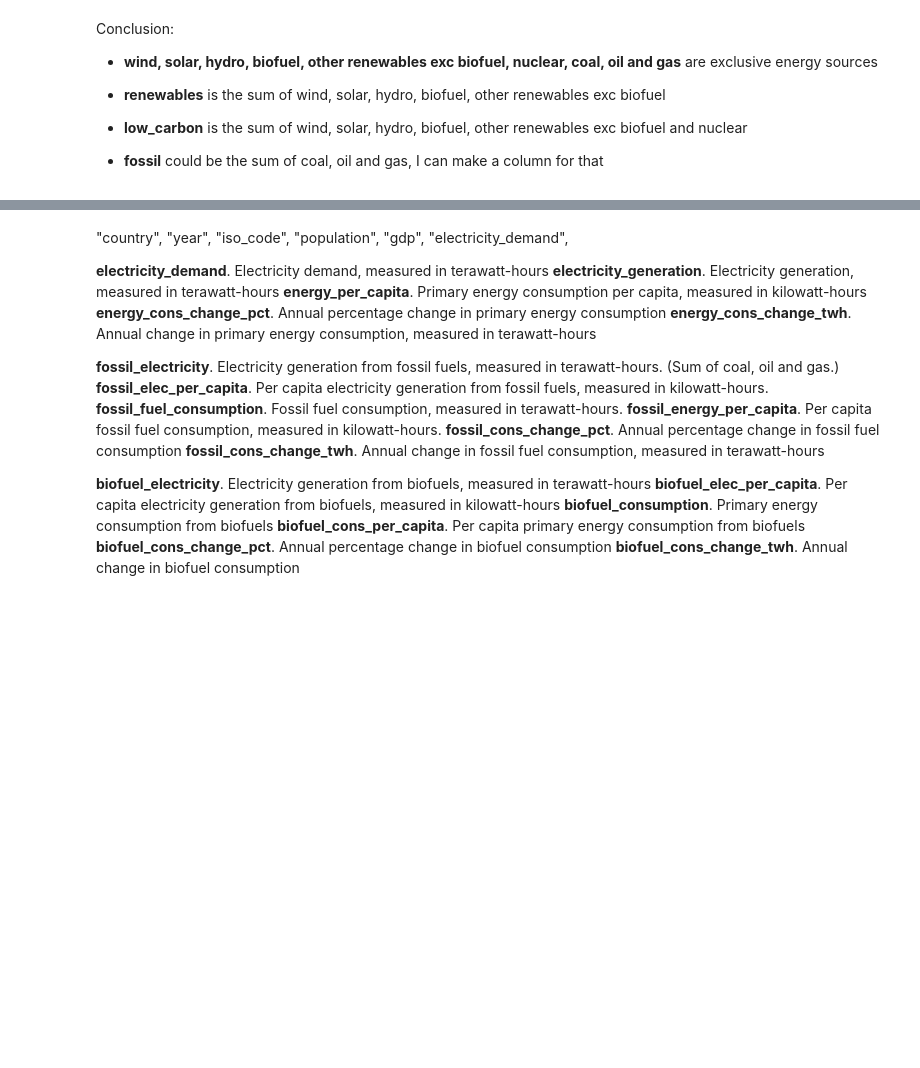
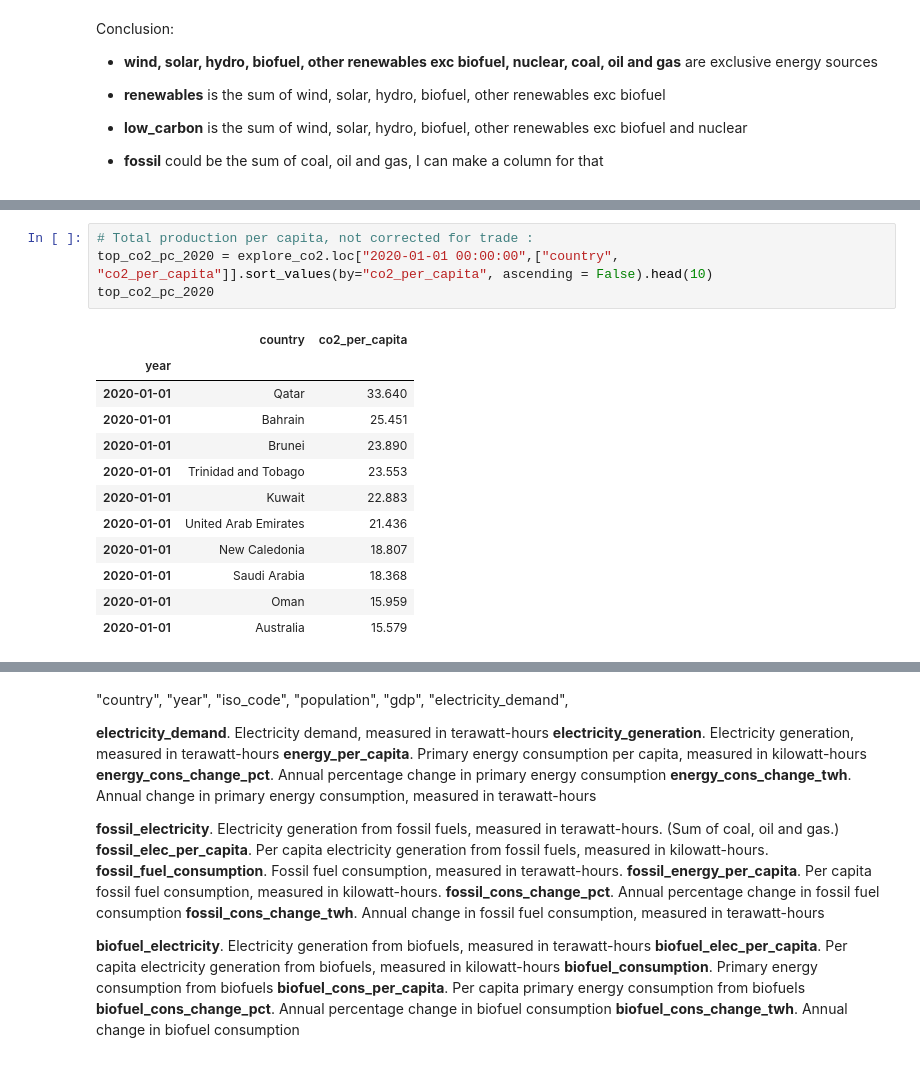
Before and after one commit to MevrouwHelderder/final_assignment, a Jupyter notebook: Final_Assignment_Energy_production_and_consumption.ipynb, the cells around one changed output, grey strips where cells are left out. Cells and saved outputs as stored; diff of their text form; blank space fills up the shorter version.

```diff
--- a/Final_Assignment_Energy_production_and_consumption.ipynb
+++ b/Final_Assignment_Energy_production_and_consumption.ipynb
@@ -140,0 +188,17 @@ print(energy_total_df[energy_total_df["country"]=="Germany"].loc['2000-01-01',["
+# %%
+# Total production per capita, not corrected for trade :
+top_co2_pc_2020 = explore_co2.loc["2020-01-01 00:00:00",["country", "co2_per_capita"]].sort_values(by="co2_per_capita", ascending = False).head(10)
+top_co2_pc_2020
+# %% [output]
+|  | country | co2_per_capita |
+| year |  |  |
+| 2020-01-01 | Qatar | 33.640 |
+| 2020-01-01 | Bahrain | 25.451 |
+| 2020-01-01 | Brunei | 23.890 |
+| 2020-01-01 | Trinidad and Tobago | 23.553 |
+| 2020-01-01 | Kuwait | 22.883 |
+| 2020-01-01 | United Arab Emirates | 21.436 |
+| 2020-01-01 | New Caledonia | 18.807 |
+| 2020-01-01 | Saudi Arabia | 18.368 |
+| 2020-01-01 | Oman | 15.959 |
+| 2020-01-01 | Australia | 15.579 |
```
Also changed, not shown: parts of 16 cells of this notebook.
